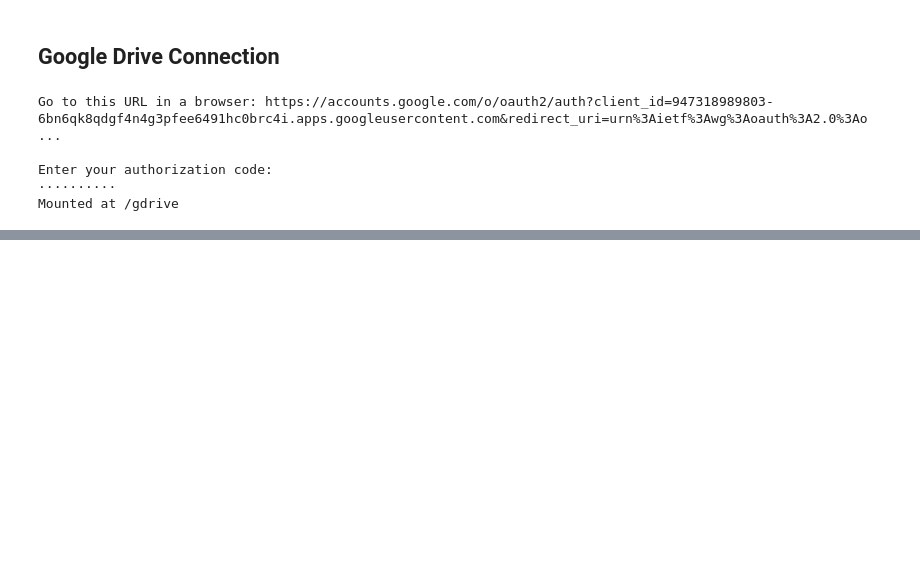
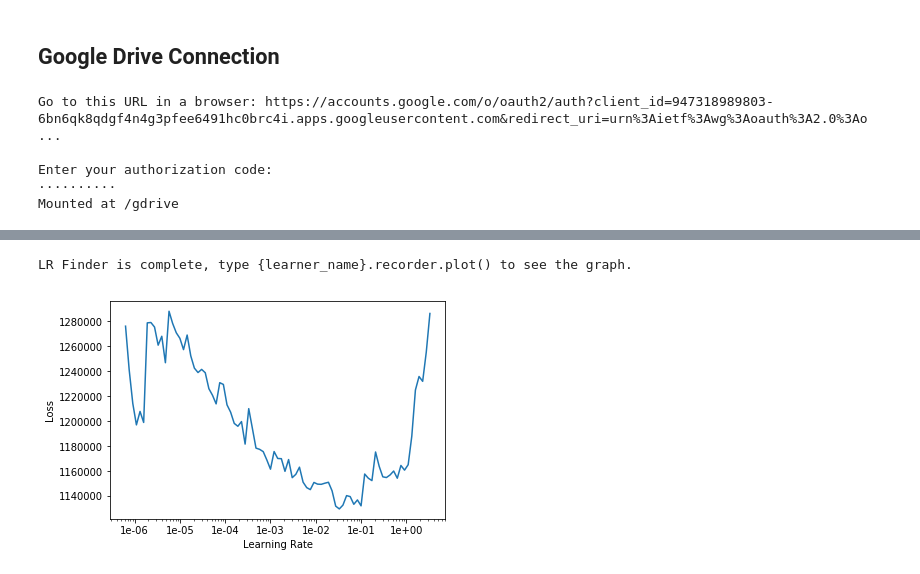
Before and after one commit to fbelinchon/BigMart_2013_sales, a Jupyter notebook: Vidhya_BigMark_2013.ipynb, the cells around one changed output, grey strips where cells are left out. Cells and saved outputs as stored; diff of their text form; code cells hidden in the pictures; blank space fills up the shorter version.

```diff
--- a/Vidhya_BigMark_2013.ipynb
+++ b/Vidhya_BigMark_2013.ipynb
@@ -13,0 +121,2 @@ Mounted at /gdrive
+# %%
+df_test.loc[df_test['Item_Weight'].isnull(),'Item_Weight']=meanTableTest
@@ -13,0 +201,6 @@ Mounted at /gdrive
+# %%
+dep_var = 'Item_Outlet_Sales'
+cat_names = ['Item_Fat_Content','Item_Type','Outlet_Identifier','Outlet_Establishment_Year', 'Outlet_Size',
+       'Outlet_Location_Type','Outlet_Type']
+cont_names = ['Item_Weight', 'Item_Visibility', 'Item_MRP']
+procs = [FillMissing, Categorify, Normalize]
@@ -13,0 +220,10 @@ Mounted at /gdrive
+# %%
+test = TabularList.from_df(df_test, path=path, cat_names=cat_names, cont_names=cont_names)
+data = (TabularList.from_df(df_train.copy(), path=path, cat_names=cat_names, cont_names=cont_names, procs=procs)
+                           .split_by_idx(list(range(7500,8523)))
+                           .label_from_df(cols=dep_var)
+                           .add_test(test)
+                           .databunch())
+# %%
+#learn = tabular_learner(data, layers=[900,500], ps=[0.001,0.01,0.1], emb_drop=0.04,metrics=root_mean_squared_error)
+learn = tabular_learner(data, layers=[900,500,400],metrics=root_mean_squared_error)
@@ -13,0 +251,4 @@ Mounted at /gdrive
+# %%
+learn.lr_find()
+learn.recorder.plot()
+# %% [output]
@@ -13,0 +256,2 @@ Mounted at /gdrive
+LR Finder is complete, type {learner_name}.recorder.plot() to see the graph.
+[figure, added]
```
Also changed, not shown: parts of 56 cells of this notebook.
